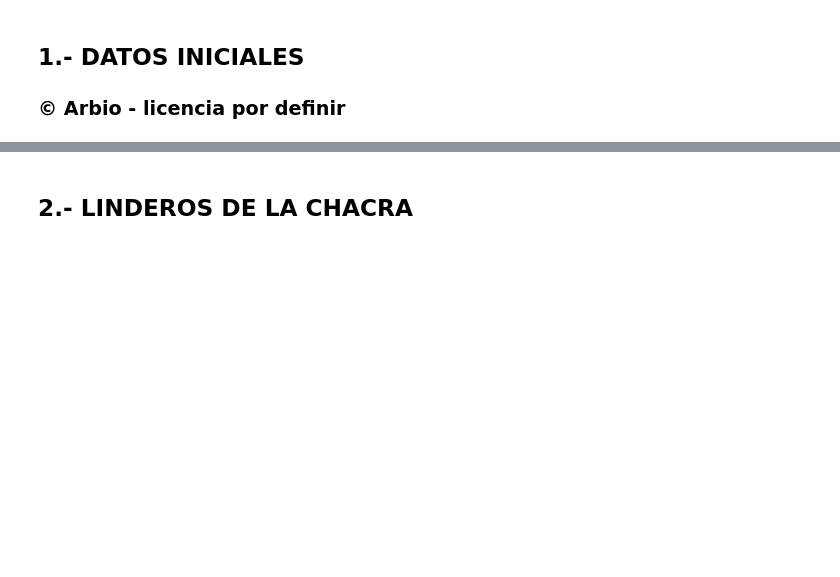
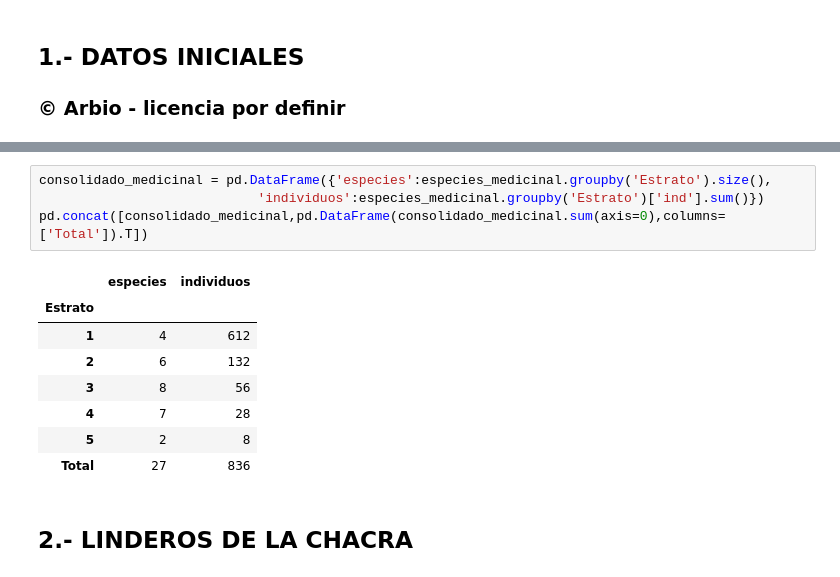
Before and after one commit to icarito/arbio-diagram, a Jupyter notebook: diagrama.ipynb, the cells around one changed output, grey strips where cells are left out. Saved outputs shown, nothing was run; the diff lists cells and outputs as text; blank space fills up the shorter version.

```diff
--- a/diagrama.ipynb
+++ b/diagrama.ipynb
@@ -74,3 +57,16 @@ pd.concat([consolidado,pd.DataFrame(consolidado.sum(axis=0),columns=['Total']).T
+# %%
+consolidado_medicinal = pd.DataFrame({'especies':especies_medicinal.groupby('Estrato').size(),
+                            'individuos':especies_medicinal.groupby('Estrato')['ind'].sum()})
+pd.concat([consolidado_medicinal,pd.DataFrame(consolidado_medicinal.sum(axis=0),columns=['Total']).T])
+# %% [output]
+|  | especies | individuos |
+| Estrato |  |  |
+| 1 | 4 | 612 |
+| 2 | 6 | 132 |
+| 3 | 8 | 56 |
+| 4 | 7 | 28 |
+| 5 | 2 | 8 |
+| Total | 27 | 836 |
 # %% [markdown]
 ## 2.- LINDEROS DE LA CHACRA
 # %% [markdown]
```
Also changed, not shown: parts of 18 cells of this notebook, 1 other file.
